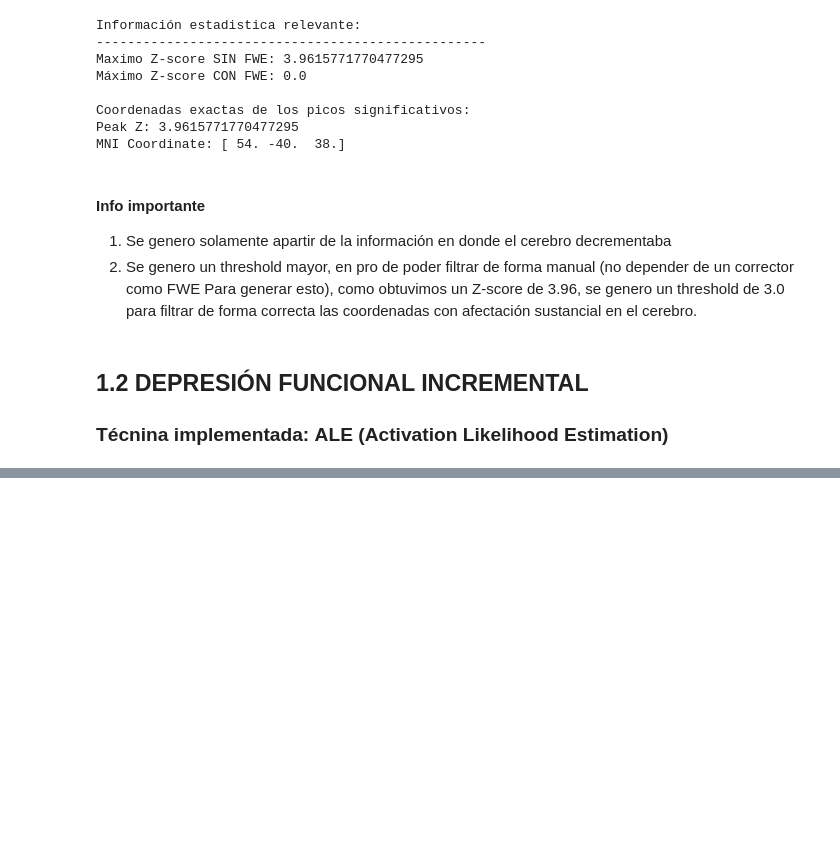
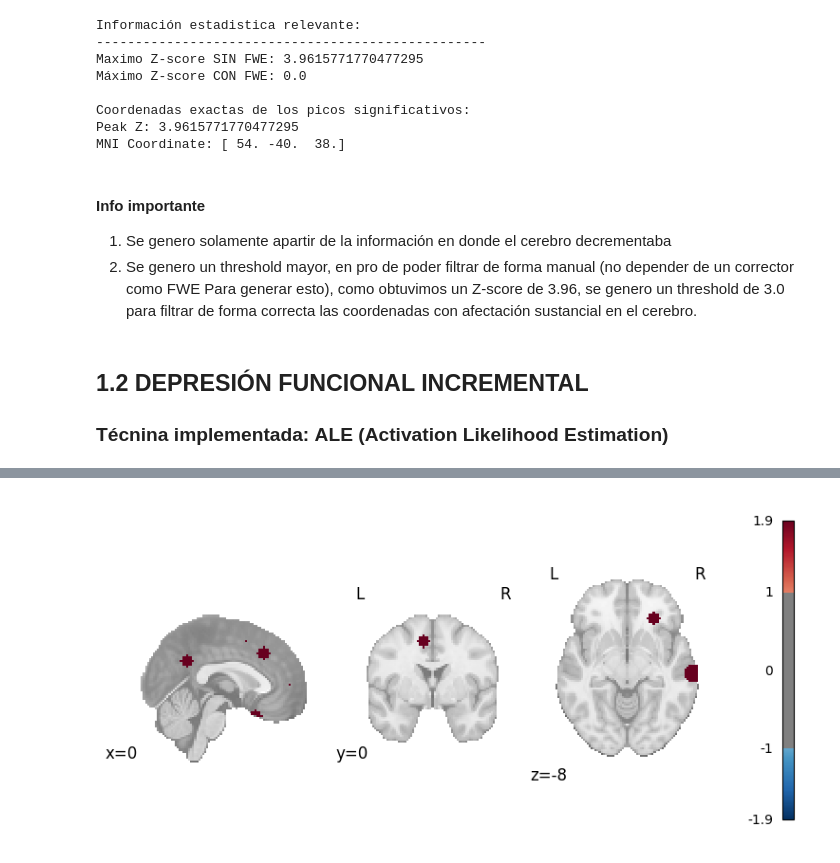
Before and after one commit to deleonpablo/DataAnalysisNimare, a Jupyter notebook: Reporte.ipynb, the cells around one changed output, grey strips where cells are left out. Saved outputs shown, nothing was run; the diff lists cells and outputs as text; code cells hidden in the pictures; blank space fills up the shorter version.

Commit message:
terminando depresion estructural decremental

```diff
--- a/Reporte.ipynb
+++ b/Reporte.ipynb
@@ -450,0 +437,85 @@ Visualización de los resultados en un glass brain:
+# %%
+# Depresion Funcional Incremental
+
+import os
+from pprint import pprint
+import numpy as np
+
+from nilearn.plotting import plot_stat_map
+
+from nimare.correct import FWECorrector
+from nimare.nimads import Studyset
+from nimare.utils import get_resource_path
+import matplotlib.pyplot as plt
+from nimare.meta.cbma.mkda import MKDADensity
+
+
+studyset_file = "bases_de_datos_json/depresion_estructural_decremental.json"
+studyset = Studyset(studyset_file, target="mni152_2mm")
+
+print("Información del estudio:")
+print("-" * 50)
+print(f"ID: {studyset.id}")
+print(f"Name: {studyset.name}")
+print(f"Number of studies: {len(studyset.studies)}")
+
+
+#cambiar a dataset
+nimare_dset = studyset.to_dataset()
+print("\nLegacy Dataset coordinates preview:")
+print("-" * 50)
+print(nimare_dset.coordinates.head())
+
+
+meta = MKDADensity()
+results = meta.fit(nimare_dset)
+
+corr = FWECorrector(method="montecarlo", n_iters=100, n_cores=1)
+cres = corr.transform(results)
+
+plot_stat_map(
+    results.get_map("z"),
+    cut_coords=[0, 0, -8],
+    draw_cross=False,
+    cmap="RdBu_r",
+    symmetric_cbar=True,
+    threshold=1.0,
+)
+plot_stat_map(
+    cres.get_map("z_level-voxel_corr-FWE_method-montecarlo"),
+    cut_coords=[0, 0, -8],
+    draw_cross=False,
+    cmap="RdBu_r",
+    symmetric_cbar=True,
+    threshold=0.1,
+)
+
+print("Description:")
+pprint(results.description_)
+print("References:")
+pprint(results.bibtex_)
+
+print("Información de los resultados:")
+print("-" * 50)
+print("Description:")
+pprint(results.description_)
+plt.show()
+
+
+print("Información estadistica relevante:")
+print("-" * 50)
+z_data = cres.get_map("z_level-voxel_corr-FWE_method-montecarlo").get_fdata()
+raw_z = results.get_map("z").get_fdata()
+print(f"Maximo Z-score SIN FWE: {np.max(raw_z)}")
+print(f"Máximo Z-score CON FWE: {np.max(z_data)}")
+
+
+print("\nCoordenadas exactas de los picos significativos:")
+z_map_data = results.get_map("z").get_fdata()
+# Find the indices of the maximum value
+peak_idx = np.unravel_index(np.argmax(z_map_data, axis=None), z_map_data.shape)
+# Convert index to MNI coordinate
+peak_coord = results.get_map("z").affine.dot(np.append(peak_idx, 1))[:3]
+print(f"Peak Z: {z_map_data[peak_idx]}")
+print(f"MNI Coordinate: {peak_coord}")
+# %% [output]
@@ -450,0 +555 @@ Visualización de los resultados en un glass brain:
+[figure, added]
```
Also changed, not shown: parts of 5 cells of this notebook, 2 other files.
